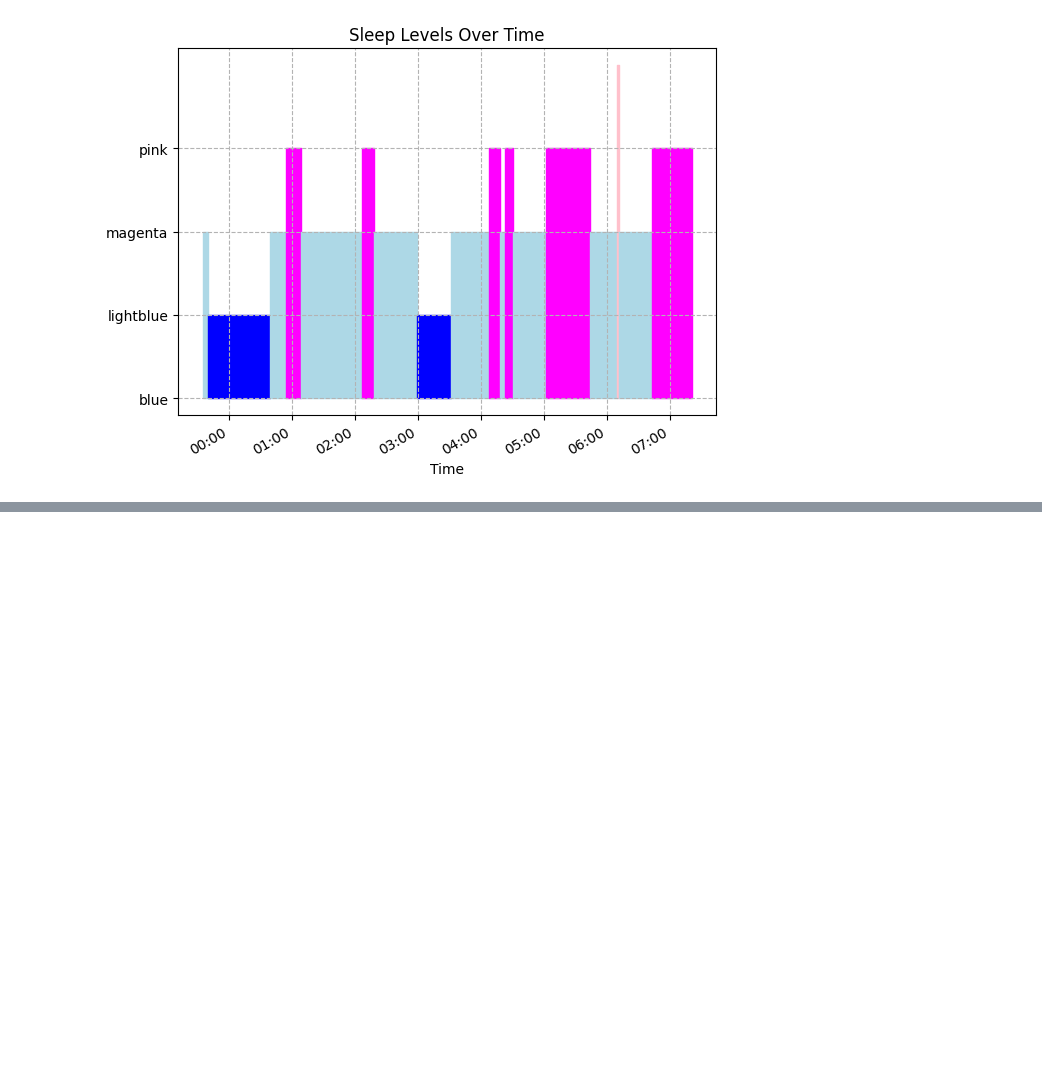
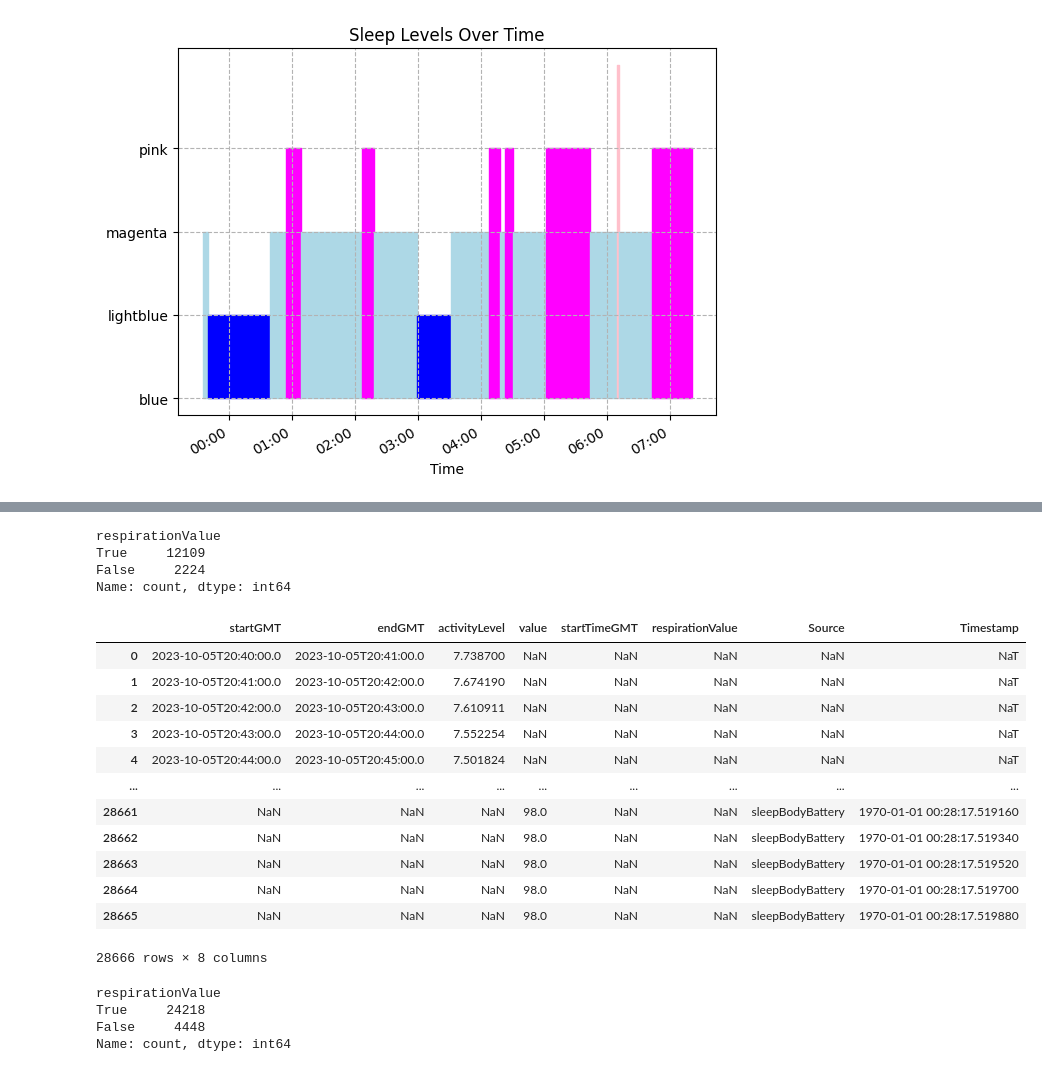
Before and after one commit to Lizoug/Garmin_Watch, a Jupyter notebook: Heartrate_And_Sleeplvl_viz.ipynb, the cells around one changed output, grey strips where cells are left out. Saved outputs shown, nothing was run; the diff lists cells and outputs as text; code cells hidden in the pictures; blank space fills up the shorter version.

```diff
--- a/Heartrate_And_Sleeplvl_viz.ipynb
+++ b/Heartrate_And_Sleeplvl_viz.ipynb
@@ -602,0 +556,10 @@ week_sleep_df['hrvData'][13]
+# %%
+
+extracted_dfs = []
+for col in week_sleep_df.columns:
+    # Überprüfen, ob die Spalte Listen von Dictionaries enthält
+    if isinstance(week_sleep_df[col].dropna().iloc[0], list):
+        col_data = week_sleep_df[col].dropna()
+        dfs = [pd.DataFrame(data_list) for data_list in col_data if data_list]
+        col_df = pd.concat(dfs, ignore_index=True)
+        extracted_dfs.append(col_df)
@@ -709,0 +604,54 @@ for i in json_df.columns:
+# %%
+combined_extracted_df["respirationValue"].isnull().value_counts()
+# %% [output]
+respirationValue
+True     12109
+False     2224
+Name: count, dtype: int64
+# %%
+for col in week_sleep_df.columns:
+    if isinstance(week_sleep_df[col].dropna().iloc[0], list):
+        col_data = week_sleep_df[col].dropna()
+        for data_list in col_data:
+            if data_list:
+                temp_df = pd.DataFrame(data_list)
+
+                # Hinzufügen der Spaltenquelle für Klarheit
+                temp_df['Source'] = col
+
+                # Vereinheitlichen der Zeitstempel
+                if 'startGMT' in temp_df.columns:
+                    temp_df['Timestamp'] = pd.to_datetime(temp_df['startGMT'])
+                elif 'startTimeGMT' in temp_df.columns:
+                    temp_df['Timestamp'] = pd.to_datetime(temp_df['startTimeGMT'], unit='ms')
+
+                # Optional: Entfernen der ursprünglichen Zeitstempelspalten
+                temp_df.drop(['startGMT', 'endGMT', 'startTimeGMT'], axis=1, inplace=True, errors='ignore')
+
+                extracted_dfs.append(temp_df)
+
+# Kombinieren der bearbeiteten DataFrames
+combined_extracted_df = pd.concat(extracted_dfs, ignore_index=True)
+# %%
+combined_extracted_df
+# %% [output]
+|  | startGMT | endGMT | activityLevel | value | startTimeGMT | respirationValue | Source | Timestamp |
+| 0 | 2023-10-05T20:40:00.0 | 2023-10-05T20:41:00.0 | 7.738700 | NaN | NaN | NaN | NaN | NaT |
+| 1 | 2023-10-05T20:41:00.0 | 2023-10-05T20:42:00.0 | 7.674190 | NaN | NaN | NaN | NaN | NaT |
+| 2 | 2023-10-05T20:42:00.0 | 2023-10-05T20:43:00.0 | 7.610911 | NaN | NaN | NaN | NaN | NaT |
+| 3 | 2023-10-05T20:43:00.0 | 2023-10-05T20:44:00.0 | 7.552254 | NaN | NaN | NaN | NaN | NaT |
+| 4 | 2023-10-05T20:44:00.0 | 2023-10-05T20:45:00.0 | 7.501824 | NaN | NaN | NaN | NaN | NaT |
+| ... | ... | ... | ... | ... | ... | ... | ... | ... |
+| 28661 | NaN | NaN | NaN | 98.0 | NaN | NaN | sleepBodyBattery | 1970-01-01 00:28:17.519160 |
+| 28662 | NaN | NaN | NaN | 98.0 | NaN | NaN | sleepBodyBattery | 1970-01-01 00:28:17.519340 |
+| 28663 | NaN | NaN | NaN | 98.0 | NaN | NaN | sleepBodyBattery | 1970-01-01 00:28:17.519520 |
+| 28664 | NaN | NaN | NaN | 98.0 | NaN | NaN | sleepBodyBattery | 1970-01-01 00:28:17.519700 |
+| 28665 | NaN | NaN | NaN | 98.0 | NaN | NaN | sleepBodyBattery | 1970-01-01 00:28:17.519880 |
+28666 rows × 8 columns
+# %%
+combined_extracted_df["respirationValue"].isnull().value_counts()
+# %% [output]
+respirationValue
+True     24218
+False     4448
+Name: count, dtype: int64
```
Also changed, not shown: parts of 32 cells of this notebook.
